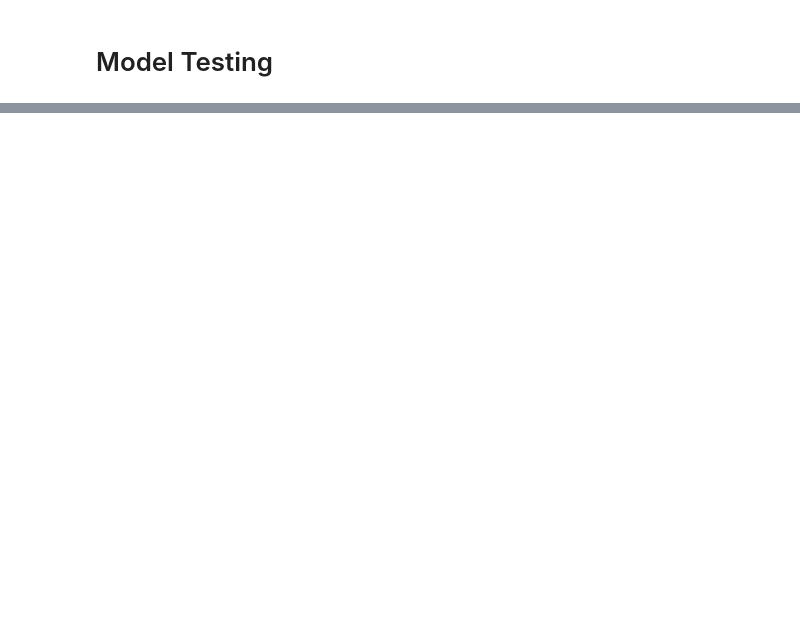
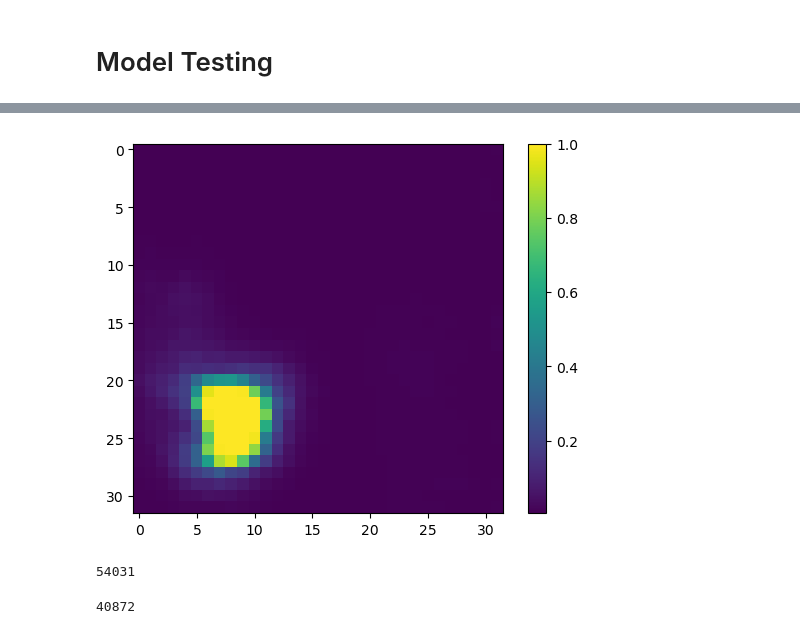
Before and after one commit to JoeBeyrer/FireGEN, a Jupyter notebook: joe_test_models/UNET.ipynb, the cells around one changed output, grey strips where cells are left out. Saved outputs shown, nothing was run; the diff lists cells and outputs as text; code cells hidden in the pictures; blank space fills up the shorter version.

```diff
--- a/joe_test_models/UNET.ipynb
+++ b/joe_test_models/UNET.ipynb
@@ -482,0 +508,14 @@ Recall: 0.0782
+# %%
+plt.imshow(preds_copy[12], cmap='viridis')  # or cmap='gray' if you want grayscale
+plt.colorbar()  # optional, shows the scale
+plt.show()
+# %% [output]
+[figure, added]
+# %%
+preds_copy.sum()
+# %% [output]
+54031
+# %%
+trues.sum()
+# %% [output]
+40872
```
Also changed, not shown: parts of 12 cells of this notebook, 1 other file.
